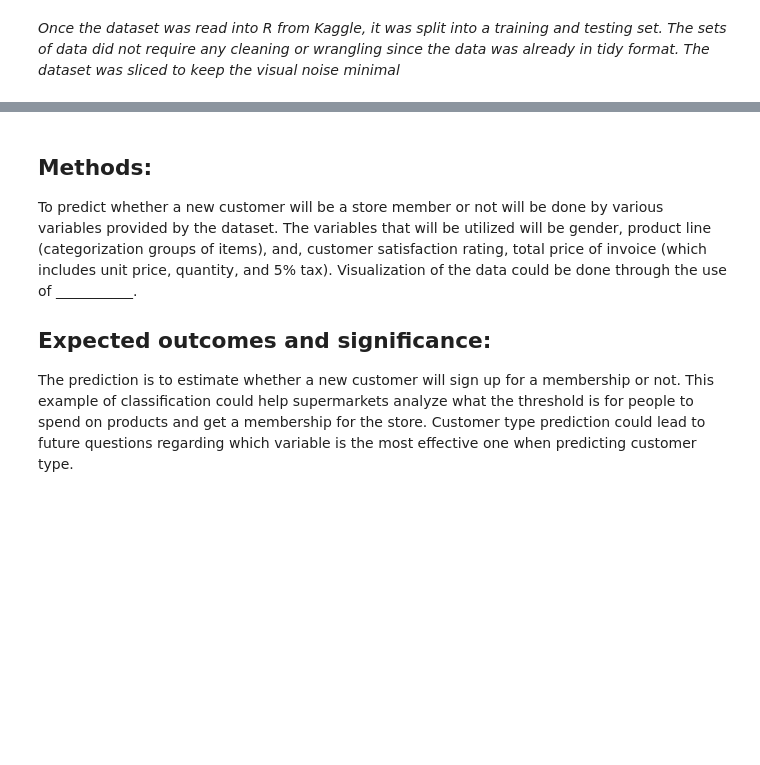
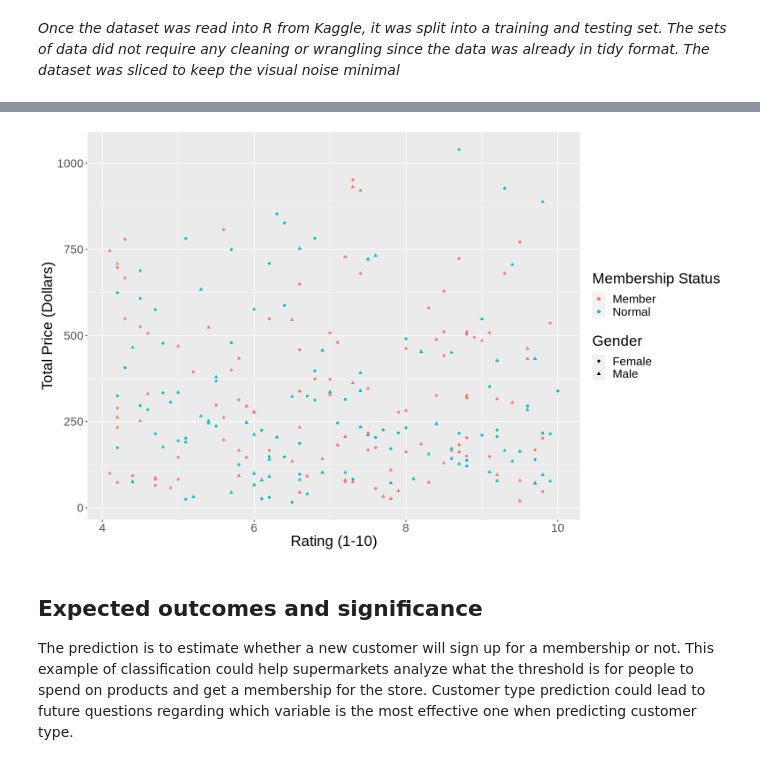
Before and after one commit to rajdhillon27/DSCI-classification-, a Jupyter notebook: DSCI trial.ipynb, the cells around one changed output, grey strips where cells are left out. Saved outputs shown, nothing was run; the diff lists cells and outputs as text; code cells hidden in the pictures; blank space fills up the shorter version.

```diff
--- a/DSCI trial.ipynb
+++ b/DSCI trial.ipynb
@@ -119,8 +99,14 @@ A tibble: 236 × 5
+# %%
+options(repr.plot.width = 13, repr.plot.height = 8)
+
+supermarket_plot <- ggplot(supermarket_data_train, aes(x = Rating, y = Total, color = Customer_type, shape = Gender)) +
+                    geom_point() +
+                    labs(x = "Rating (1-10)", y = "Total Price (Dollars)", color = "Membership Status", shape = "Gender") +
+                    theme(text = element_text(size = 20))
+supermarket_plot
+# %% [output]
+[figure, added]
 # %% [markdown]
 
-## Methods:
-To predict whether a new customer will be a store member or not will be done by various variables provided by the dataset. The variables that will be utilized will be gender, product line (categorization groups of items), and, customer satisfaction rating, total price of invoice (which includes unit price, quantity, and 5% tax). Visualization of the data could be done through the use of ___________.
-
-
-## Expected outcomes and significance:
+## Expected outcomes and significance
 The prediction is to estimate whether a new customer will sign up for a membership or not. This example of classification could help supermarkets analyze what the threshold is for people to spend on products and get a membership for the store. Customer type prediction could lead to future questions regarding which variable is the most effective one when predicting customer type.
```
Also changed, not shown: parts of 4 cells of this notebook.
